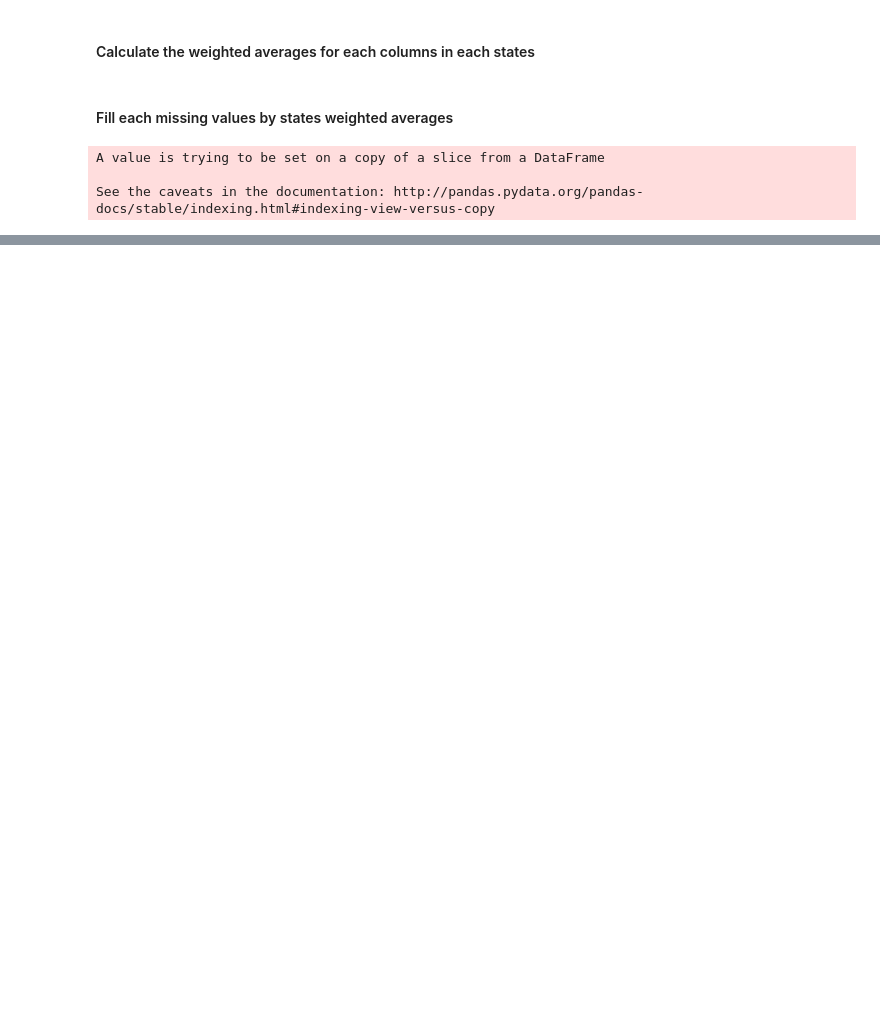
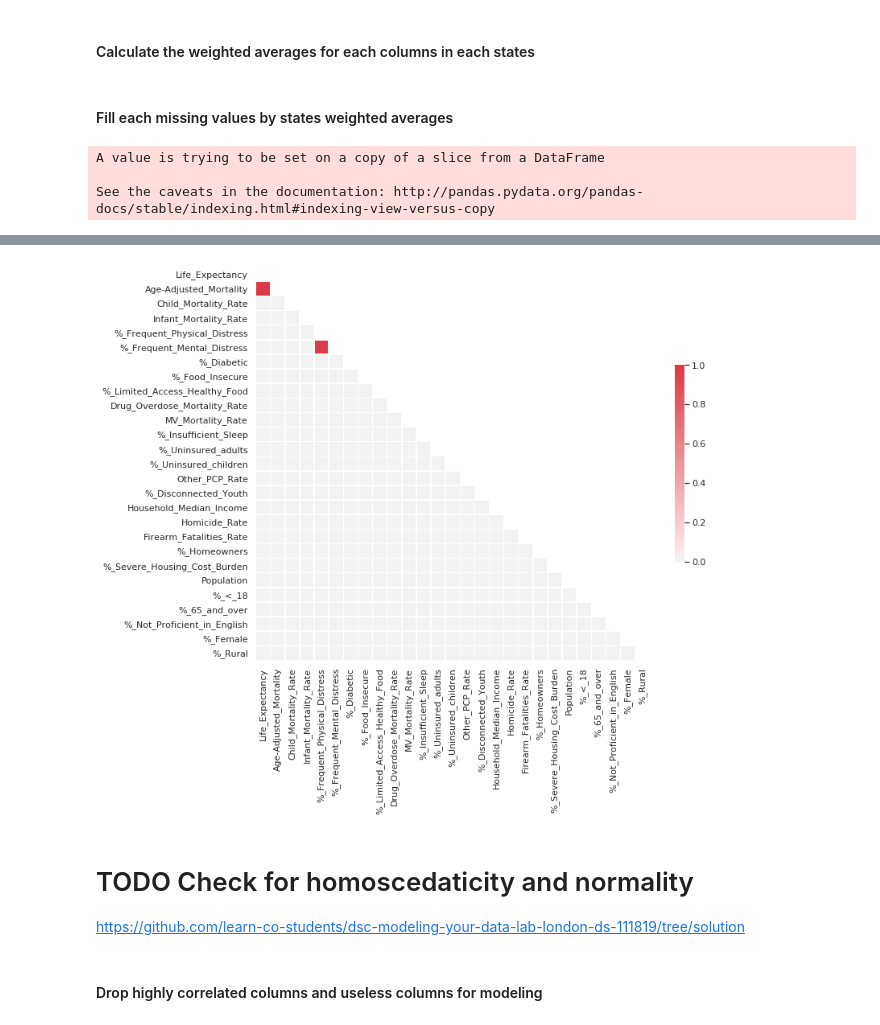
Before and after one commit to locsta/County-Health-Analysis, a Jupyter notebook: marc_index.ipynb, the cells around one changed output, grey strips where cells are left out. Cells and saved outputs as stored; diff of their text form; code cells hidden in the pictures; blank space fills up the shorter version.

```diff
--- a/marc_index.ipynb
+++ b/marc_index.ipynb
@@ -139,0 +158,3 @@ df_filled.to_csv(r"/home/locsta/Documents/FlatIron/County-Health-Analysis/clean.
+# %%
+df = pd.read_csv("clean.csv")
+df.head()
@@ -139,0 +189,9 @@ df_filled.to_csv(r"/home/locsta/Documents/FlatIron/County-Health-Analysis/clean.
+# %%
+print_corr(df, 0.75)
+# %% [output]
+[figure, added]
+# %% [markdown]
+# TODO Check for homoscedaticity and normality
+https://github.com/learn-co-students/dsc-modeling-your-data-lab-london-ds-111819/tree/solution
+# %% [markdown]
+#### Drop highly correlated columns and useless columns for modeling
```
Also changed, not shown: parts of 36 cells of this notebook, 1 other file.
